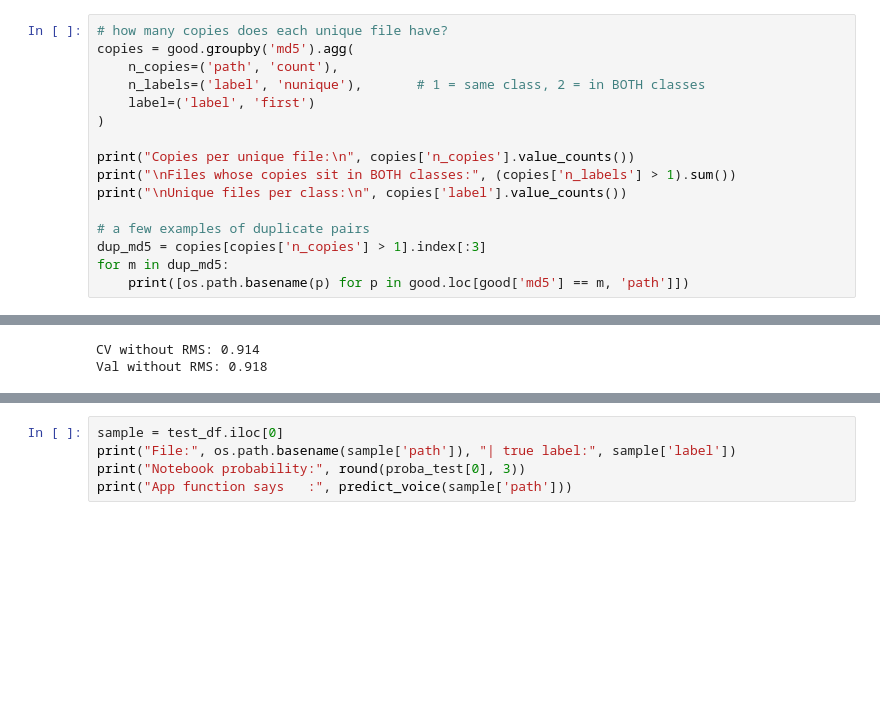
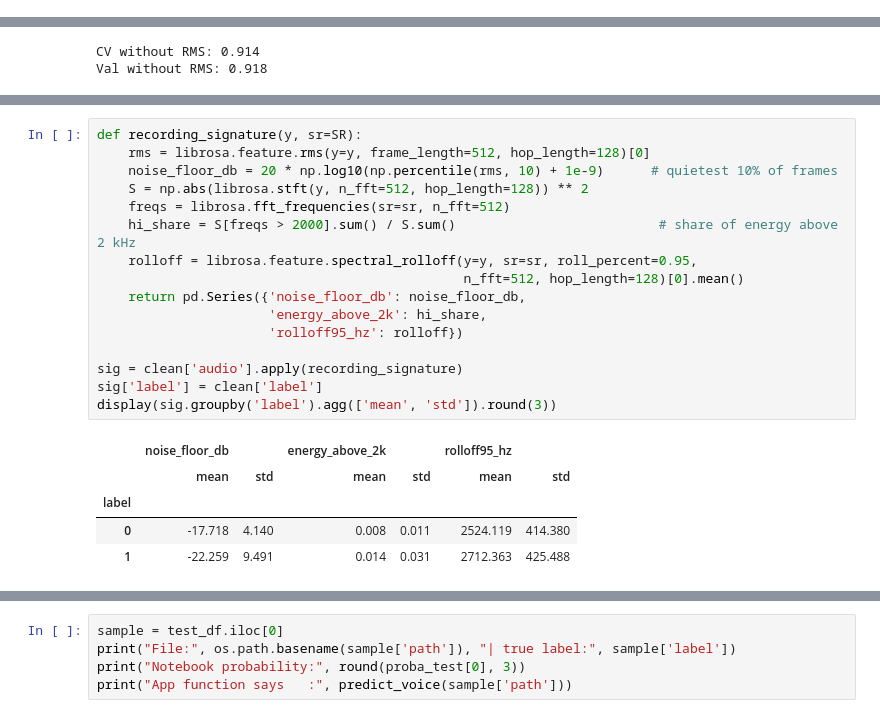
Before and after one commit to Faisalmalik01/Parkinsons_Voice_ML, a Jupyter notebook: Parkinsons_Voice_ML.ipynb, the cells around one changed output, grey strips where cells are left out. Saved outputs shown, nothing was run; the diff lists cells and outputs as text; blank space fills up the shorter version.

```diff
--- a/Parkinsons_Voice_ML.ipynb
+++ b/Parkinsons_Voice_ML.ipynb
@@ -122,16 +255,0 @@ for m in dup_md5:
-# %%
-# how many copies does each unique file have?
-copies = good.groupby('md5').agg(
-    n_copies=('path', 'count'),
-    n_labels=('label', 'nunique'),       # 1 = same class, 2 = in BOTH classes
-    label=('label', 'first')
-)
-
-print("Copies per unique file:\n", copies['n_copies'].value_counts())
-print("\nFiles whose copies sit in BOTH classes:", (copies['n_labels'] > 1).sum())
-print("\nUnique files per class:\n", copies['label'].value_counts())
-
-# a few examples of duplicate pairs
-dup_md5 = copies[copies['n_copies'] > 1].index[:3]
-for m in dup_md5:
-    print([os.path.basename(p) for p in good.loc[good['md5'] == m, 'path']])
@@ -452,0 +786,22 @@ Misclassified test files:
+# %%
+def recording_signature(y, sr=SR):
+    rms = librosa.feature.rms(y=y, frame_length=512, hop_length=128)[0]
+    noise_floor_db = 20 * np.log10(np.percentile(rms, 10) + 1e-9)      # quietest 10% of frames
+    S = np.abs(librosa.stft(y, n_fft=512, hop_length=128)) ** 2
+    freqs = librosa.fft_frequencies(sr=sr, n_fft=512)
+    hi_share = S[freqs > 2000].sum() / S.sum()                          # share of energy above 2 kHz
+    rolloff = librosa.feature.spectral_rolloff(y=y, sr=sr, roll_percent=0.95,
+                                               n_fft=512, hop_length=128)[0].mean()
+    return pd.Series({'noise_floor_db': noise_floor_db,
+                      'energy_above_2k': hi_share,
+                      'rolloff95_hz': rolloff})
+
+sig = clean['audio'].apply(recording_signature)
+sig['label'] = clean['label']
+display(sig.groupby('label').agg(['mean', 'std']).round(3))
+# %% [output]
+|  | noise_floor_db |  | energy_above_2k |  | rolloff95_hz |  |
+|  | mean | std | mean | std | mean | std |
+| label |  |  |  |  |  |  |
+| 0 | -17.718 | 4.140 | 0.008 | 0.011 | 2524.119 | 414.380 |
+| 1 | -22.259 | 9.491 | 0.014 | 0.031 | 2712.363 | 425.488 |
```
Also changed, not shown: parts of 51 cells of this notebook.
